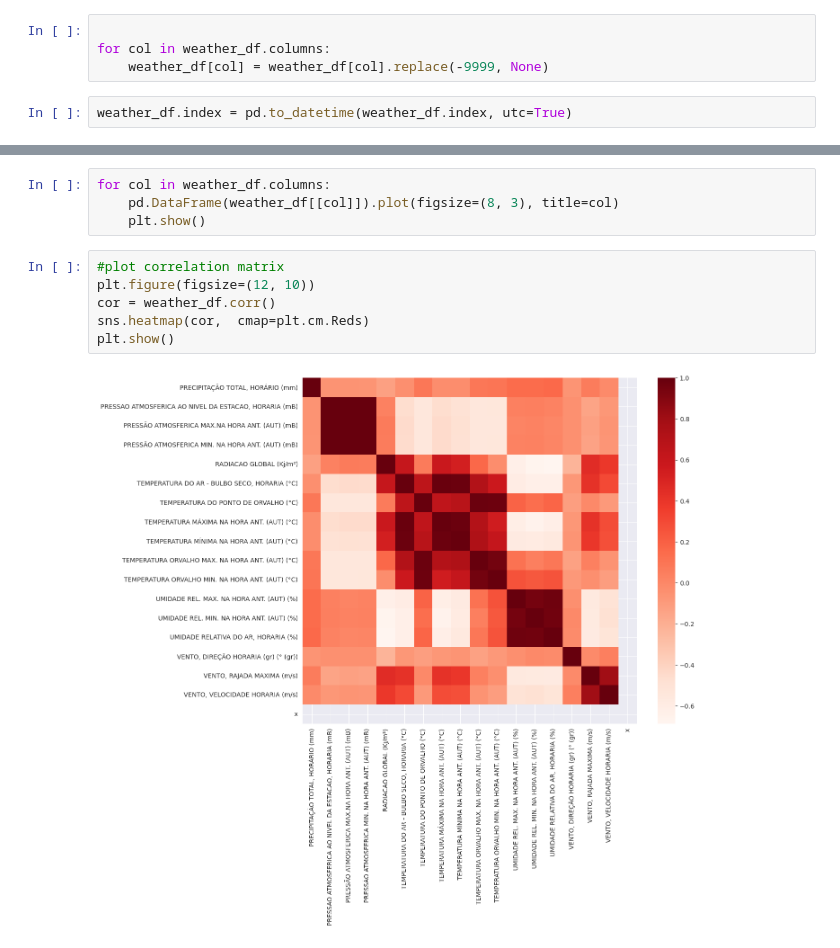
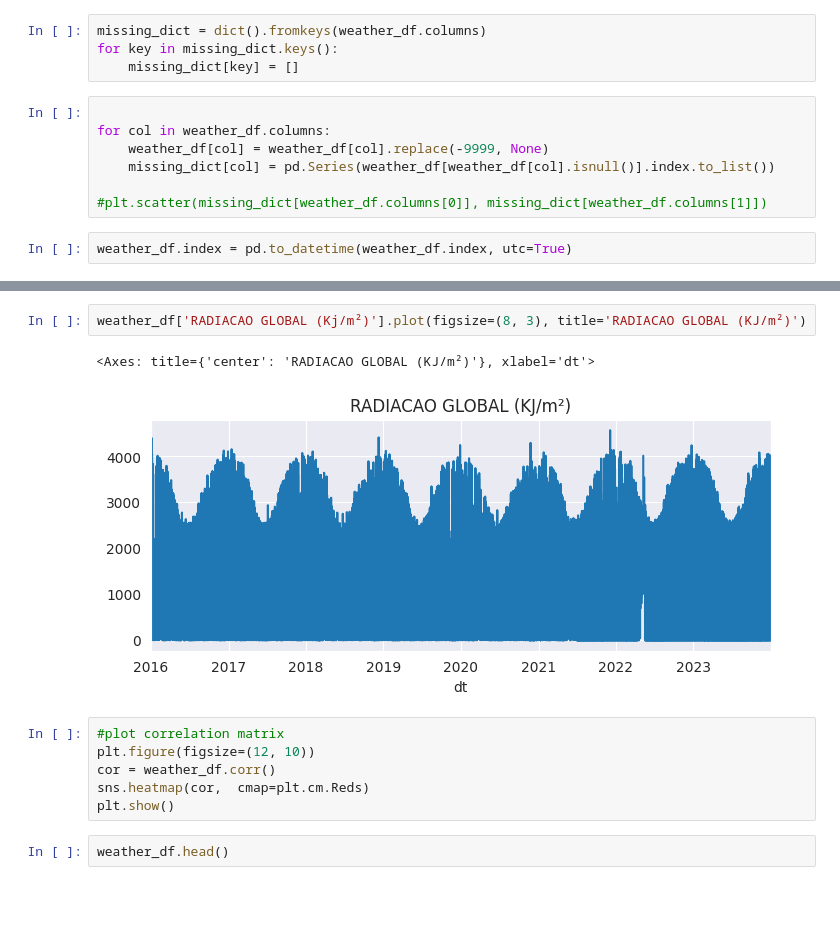
Before and after one commit to Patrick448/time-series-analysis, a Jupyter notebook: Notebooks/input_data_study.ipynb, the cells around one changed output, grey strips where cells are left out. Drawn from its saved outputs; the diff is of its cells as text; blank space fills up the shorter version.

```diff
--- a/Notebooks/input_data_study.ipynb
+++ b/Notebooks/input_data_study.ipynb
@@ -33,8 +37,15 @@ from keras.layers import Dropout
 # %%
 weather_df = pd.read_csv('../processed_data/weather_2016_2023.csv', index_col=0)
+# %%
+missing_dict = dict().fromkeys(weather_df.columns)
+for key in missing_dict.keys():
+    missing_dict[key] = []
 # %%
 
 for col in weather_df.columns:
     weather_df[col] = weather_df[col].replace(-9999, None)
+    missing_dict[col] = pd.Series(weather_df[weather_df[col].isnull()].index.to_list())
+
+#plt.scatter(missing_dict[weather_df.columns[0]], missing_dict[weather_df.columns[1]])
 # %%
 weather_df.index = pd.to_datetime(weather_df.index, utc=True)
@@ -41,7 +70,8 @@ weather_df.index = pd.to_datetime(weather_df.index, utc=True)
 # %%
-for col in weather_df.columns:
-    pd.DataFrame(weather_df[[col]]).plot(figsize=(8, 3), title=col)
-    plt.show()
+weather_df['RADIACAO GLOBAL (Kj/m²)'].plot(figsize=(8, 3), title='RADIACAO GLOBAL (KJ/m²)')
+# %% [output]
+<Axes: title={'center': 'RADIACAO GLOBAL (KJ/m²)'}, xlabel='dt'>
+[figure, added]
 # %%
 #plot correlation matrix
 plt.figure(figsize=(12, 10))
@@ -49,5 +79,4 @@ cor = weather_df.corr()
 sns.heatmap(cor,  cmap=plt.cm.Reds)
 plt.show()
 # %%
+weather_df.head()
-# %% [output]
-[figure, removed]
```
Also changed, not shown: parts of 2 cells of this notebook, 11 other files.
